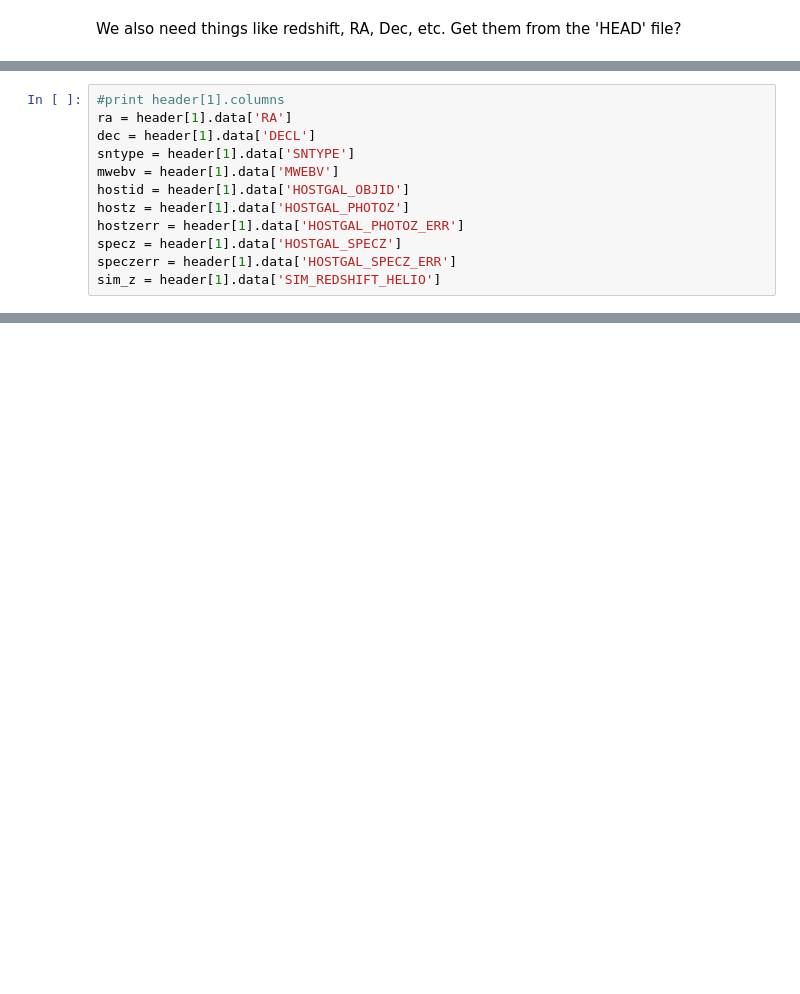
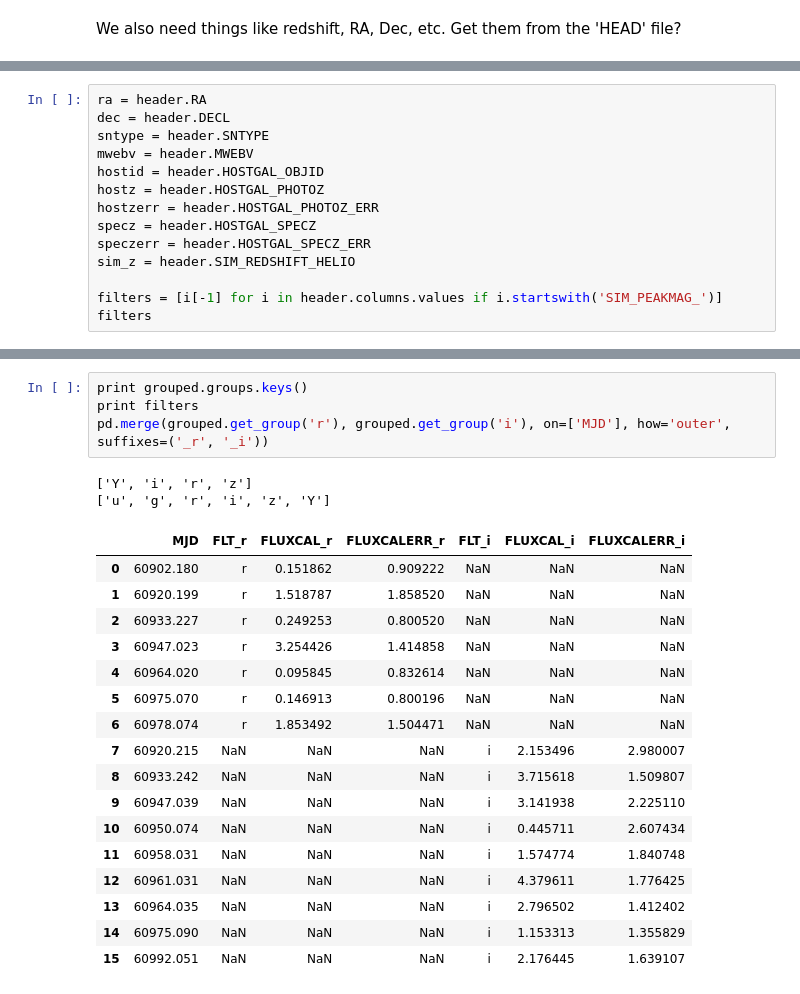
Before and after one commit to rbiswas4/DataQualityChar, a Jupyter notebook: examples/Example_SNANA_Ascii_read.ipynb, the cells around one changed output, grey strips where cells are left out. Drawn from its saved outputs; the diff is of its cells as text; blank space fills up the shorter version.

```diff
--- a/examples/Example_SNANA_Ascii_read.ipynb
+++ b/examples/Example_SNANA_Ascii_read.ipynb
@@ -102,12 +133,14 @@ We also need things like redshift, RA, Dec, etc. Get them from the 'HEAD' file?
 # %%
-#print header[1].columns
-ra = header[1].data['RA']
-dec = header[1].data['DECL']
-sntype = header[1].data['SNTYPE']
-mwebv = header[1].data['MWEBV']
-hostid = header[1].data['HOSTGAL_OBJID']
-hostz = header[1].data['HOSTGAL_PHOTOZ']
-hostzerr = header[1].data['HOSTGAL_PHOTOZ_ERR']
-specz = header[1].data['HOSTGAL_SPECZ']
-speczerr = header[1].data['HOSTGAL_SPECZ_ERR']
-sim_z = header[1].data['SIM_REDSHIFT_HELIO']
+ra = header.RA
+dec = header.DECL
+sntype = header.SNTYPE
+mwebv = header.MWEBV
+hostid = header.HOSTGAL_OBJID
+hostz = header.HOSTGAL_PHOTOZ
+hostzerr = header.HOSTGAL_PHOTOZ_ERR
+specz = header.HOSTGAL_SPECZ
+speczerr = header.HOSTGAL_SPECZ_ERR
+sim_z = header.SIM_REDSHIFT_HELIO
+
+filters = [i[-1] for i in header.columns.values if i.startswith('SIM_PEAKMAG_')]
+filters
@@ -113,0 +172,24 @@ sim_z = header[1].data['SIM_REDSHIFT_HELIO']
+# %%
+print grouped.groups.keys()
+print filters
+pd.merge(grouped.get_group('r'), grouped.get_group('i'), on=['MJD'], how='outer', suffixes=('_r', '_i'))
+# %% [output]
+['Y', 'i', 'r', 'z']
+['u', 'g', 'r', 'i', 'z', 'Y']
+|  | MJD | FLT_r | FLUXCAL_r | FLUXCALERR_r | FLT_i | FLUXCAL_i | FLUXCALERR_i |
+| 0 | 60902.180 | r | 0.151862 | 0.909222 | NaN | NaN | NaN |
+| 1 | 60920.199 | r | 1.518787 | 1.858520 | NaN | NaN | NaN |
+| 2 | 60933.227 | r | 0.249253 | 0.800520 | NaN | NaN | NaN |
+| 3 | 60947.023 | r | 3.254426 | 1.414858 | NaN | NaN | NaN |
+| 4 | 60964.020 | r | 0.095845 | 0.832614 | NaN | NaN | NaN |
+| 5 | 60975.070 | r | 0.146913 | 0.800196 | NaN | NaN | NaN |
+| 6 | 60978.074 | r | 1.853492 | 1.504471 | NaN | NaN | NaN |
+| 7 | 60920.215 | NaN | NaN | NaN | i | 2.153496 | 2.980007 |
+| 8 | 60933.242 | NaN | NaN | NaN | i | 3.715618 | 1.509807 |
+| 9 | 60947.039 | NaN | NaN | NaN | i | 3.141938 | 2.225110 |
+| 10 | 60950.074 | NaN | NaN | NaN | i | 0.445711 | 2.607434 |
+| 11 | 60958.031 | NaN | NaN | NaN | i | 1.574774 | 1.840748 |
+| 12 | 60961.031 | NaN | NaN | NaN | i | 4.379611 | 1.776425 |
+| 13 | 60964.035 | NaN | NaN | NaN | i | 2.796502 | 1.412402 |
+| 14 | 60975.090 | NaN | NaN | NaN | i | 1.153313 | 1.355829 |
+| 15 | 60992.051 | NaN | NaN | NaN | i | 2.176445 | 1.639107 |
```
Also changed, not shown: parts of 6 cells of this notebook, 1 other file.
